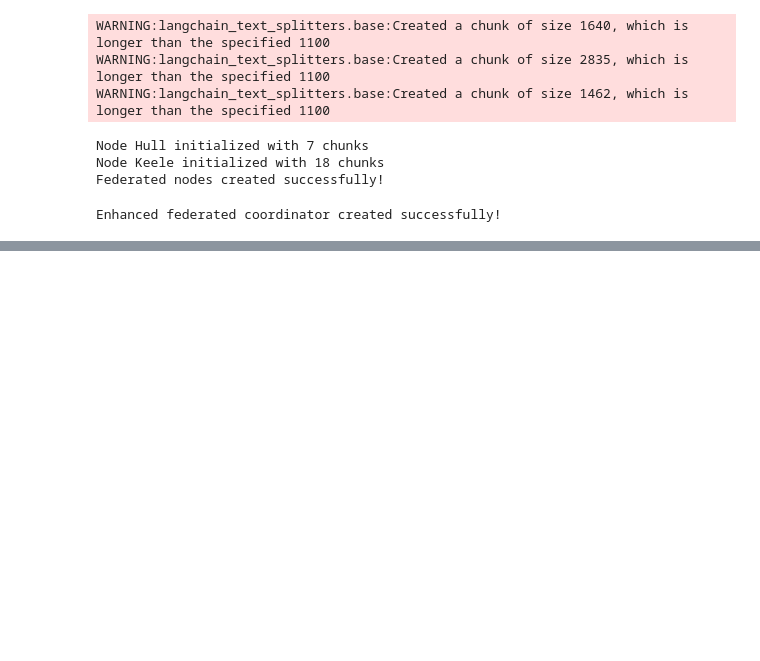
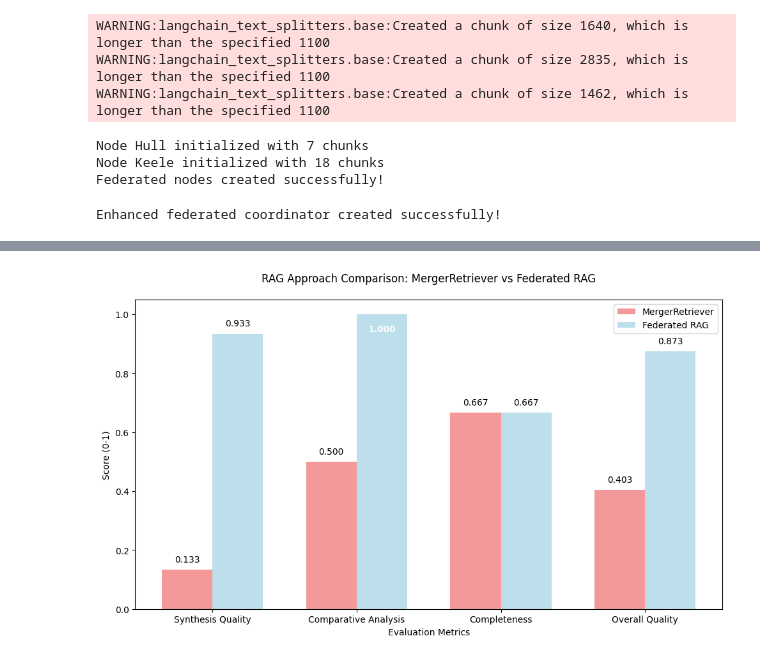
Before and after one commit to hennypurwadi/Centralized_RAG_Federated_RAG_RetrievalExtraction, a Jupyter notebook: Notebook/6_RAGwithMergedRetriever_vs_Federated_RAG.ipynb, the cells around one changed output, grey strips where cells are left out. Cells and saved outputs as stored; diff of their text form; code cells hidden in the pictures; blank space fills up the shorter version.

```diff
--- a/Notebook/6_RAGwithMergedRetriever_vs_Federated_RAG.ipynb
+++ b/Notebook/6_RAGwithMergedRetriever_vs_Federated_RAG.ipynb
@@ -600,18 +520,0 @@ Enhanced evaluation functions optimized for True Federated RAG!
-# %%
-# Define answer extraction functions
-def get_merged_retriever_answer(question):
-    result = qa_chain({"query": question})
-    return result["result"]
-
-def get_federated_answer(question):
-    result = coordinator.federated_query(question)
-    return result["aggregated_answer"]
-
-# Evaluate both systems with synthesis-optimized questions
-print("Evaluating RAG with Merged Retriever with synthesis-optimized questions...")
-merged_retriever_results = evaluate_system_enhanced(test_questions, ground_truth_answers, get_merged_retriever_answer)
-
-print("Evaluating Enhanced True Federated RAG with synthesis-optimized questions...")
-federated_results = evaluate_system_enhanced(test_questions, ground_truth_answers, get_federated_answer)
-
-print("Optimized evaluation completed!")
@@ -785,0 +645,53 @@ This evaluation showcases about how federated approaches can excel when the task
+# %%
+# Create comparison chart
+metrics = ['Synthesis Quality', 'Comparative Analysis', 'Completeness', 'Overall Quality']
+merger_values = [merger_avg['synthesis_quality'], merger_avg['comparative_analysis'],
+                merger_avg['completeness'], merger_avg['overall_quality']]
+federated_values = [federated_avg['synthesis_quality'], federated_avg['comparative_analysis'],
+                   federated_avg['completeness'], federated_avg['overall_quality']]
+
+x = np.arange(len(metrics))
+width = 0.35
+
+fig, ax = plt.subplots(figsize=(10, 6))
+bars1 = ax.bar(x - width/2, merger_values, width, label='MergerRetriever', color='lightcoral', alpha=0.8)
+bars2 = ax.bar(x + width/2, federated_values, width, label='Federated RAG', color='lightblue', alpha=0.8)
+
+ax.set_xlabel('Evaluation Metrics')
+ax.set_ylabel('Score (0-1)')
+ax.set_title('RAG Approach Comparison: MergerRetriever vs Federated RAG', pad=20)  # Added pad=20
+ax.set_xticks(x)
+ax.set_xticklabels(metrics)
+ax.legend()
+ax.set_ylim(0, 1.05)  # Extended from 1.0 to 1.05 to provide space for labels
+
+def autolabel(bars):
+    for bar in bars:
+        height = bar.get_height()
+
+        # If bar is very high (>0.95), place label inside the bar to prevent cutoff
+        if height > 0.95:
+            label_y = height - 0.05  # Place inside the bar
+            label_color = 'white'
+            font_weight = 'bold'
+            va_align = 'center'
+        else:
+            label_y = height + 0.02  # Place above the bar
+            label_color = 'black'
+            font_weight = 'normal'
+            va_align = 'bottom'
+
+        ax.annotate(f'{height:.3f}',
+                    xy=(bar.get_x() + bar.get_width() / 2, label_y),
+                    ha='center', va=va_align,
+                    color=label_color,
+                    fontweight=font_weight)
+
+autolabel(bars1)
+autolabel(bars2)
+
+plt.tight_layout()
+fig.savefig("rag_comparison.jpeg", dpi=300, bbox_inches="tight", facecolor="white")
+plt.show()
+# %% [output]
+[figure, added]
```
Also changed, not shown: parts of 26 cells of this notebook.
